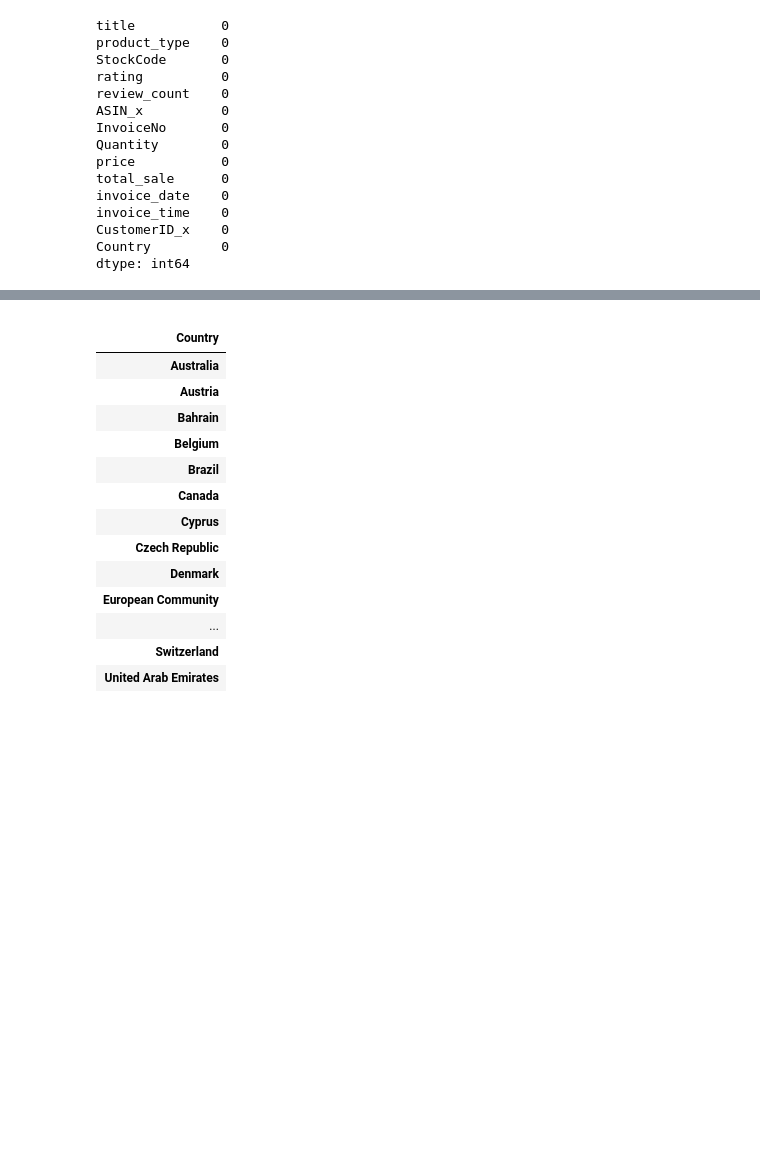
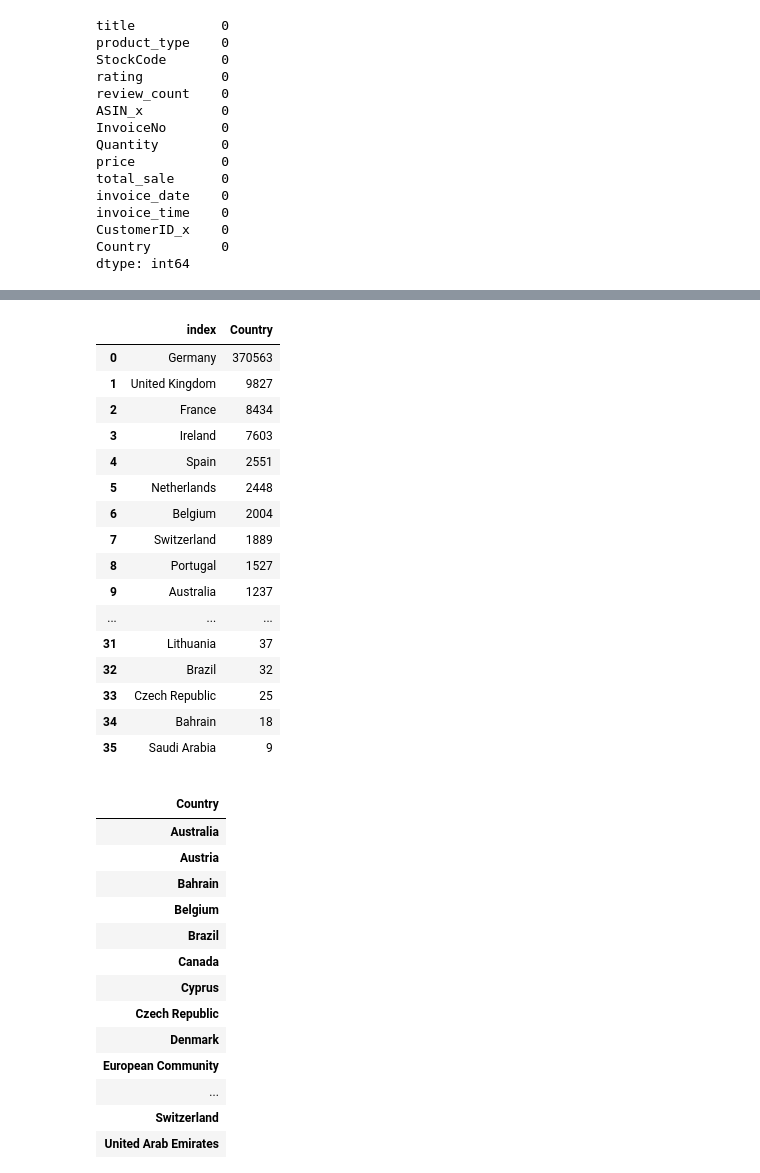
Before and after one commit to Jacopo-Spadon/E-Commerce, a Jupyter notebook: Ecom20too.ipynb, the cells around one changed output, grey strips where cells are left out. Cells and saved outputs as stored; diff of their text form; code cells hidden in the pictures; blank space fills up the shorter version.

```diff
--- a/Ecom20too.ipynb
+++ b/Ecom20too.ipynb
@@ -196,8 +233,28 @@ df.head(20)
 # %%
 # Which countries and which customers made the highest number of orders? Are they the same with the highest spending?
 
 
-country_freq=pd.DataFrame(data=(full_df['Country'].sum().value_counts().reset_index()))
+country_freq=pd.DataFrame(data=(df['Country'].value_counts().reset_index()))
+
+country_freq
+# %% [output]
+|  | index | Country |
+| 0 | Germany | 370563 |
+| 1 | United Kingdom | 9827 |
+| 2 | France | 8434 |
+| 3 | Ireland | 7603 |
+| 4 | Spain | 2551 |
+| 5 | Netherlands | 2448 |
+| 6 | Belgium | 2004 |
+| 7 | Switzerland | 1889 |
+| 8 | Portugal | 1527 |
+| 9 | Australia | 1237 |
+| ... | ... | ... |
+| 31 | Lithuania | 37 |
+| 32 | Brazil | 32 |
+| 33 | Czech Republic | 25 |
+| 34 | Bahrain | 18 |
+| 35 | Saudi Arabia | 9 |
 # %%
 country=pd.DataFrame(data=(df['Country']))
 
```
Also changed, not shown: parts of 1 cell of this notebook.
